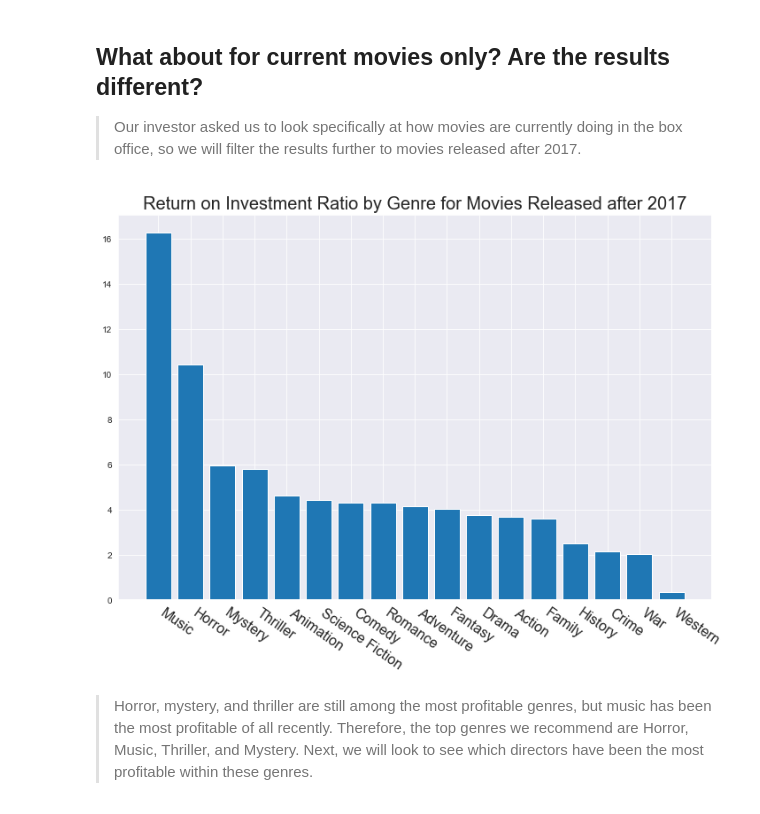
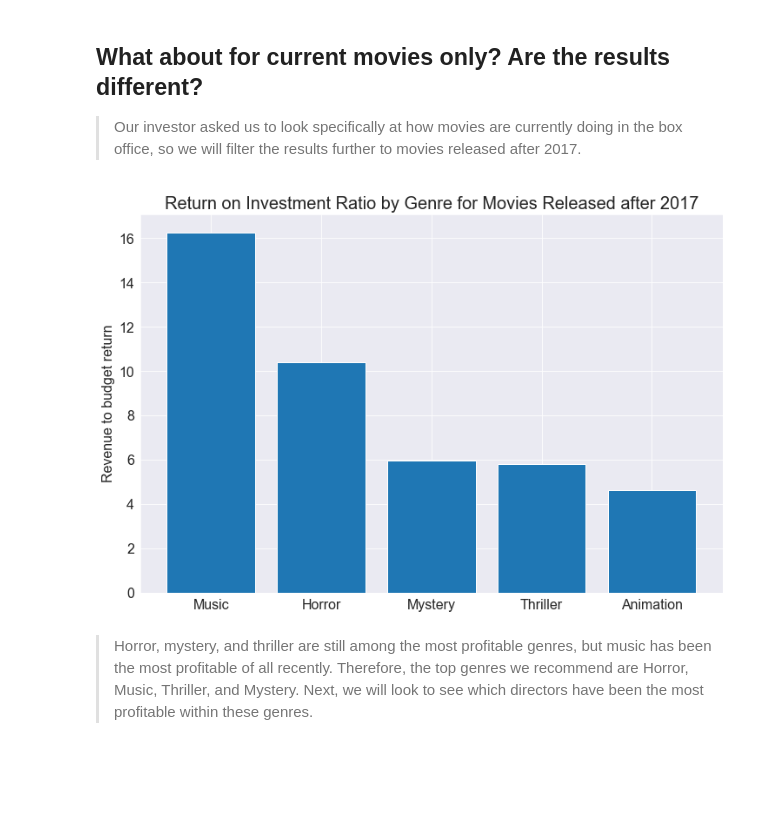
Before and after one commit to xuqc01/Movie-Data-Analysis, a Jupyter notebook: movie-data-analysis.ipynb, the cells around one changed output. Cells and saved outputs as stored; diff of their text form; code cells hidden in the pictures; blank space fills up the shorter version.

```diff
--- a/movie-data-analysis.ipynb
+++ b/movie-data-analysis.ipynb
@@ -438,34 +440,36 @@ ax.set_xticklabels(genres_and_rois.index, rotation=-30, fontsize=label_size, ha=
 # %%
 #repeating the same steps as above, but for new movies only
 
 new_movies = movies.loc[movies['year']>2017]
 new_movies.reset_index(inplace=True)
 
 new_genre_rois = {}
 for row in new_movies.index:
     g_ids = new_movies.iloc[row]['genre_ids']
     rtb = new_movies.iloc[row]['revenue_to_budget']
     for g in g_ids:
         if g in new_genre_rois.keys():
             new_genre_rois[g]=np.append(new_genre_rois[g], rtb)
         else:
             new_genre_rois[g]=np.array([rtb])
 
 new_genre_rois_average = {}
 for g in new_genre_rois.keys():
     new_genre_rois_average[g] = new_genre_rois[g].mean()
 
 assert(stats.f_oneway(*new_genre_rois.values())[1]<0.05)
 
 new_movies_genres_and_rois = pd.DataFrame(index=new_genre_rois_average.keys(), data=new_genre_rois_average.values(), columns={'Return on Investment'})
 new_movies_genres_and_rois.sort_values(by='Return on Investment', ascending=False, inplace=True)
 
 fig, ax = plt.subplots(figsize=(12,8))
-ax.bar(new_movies_genres_and_rois.index, new_movies_genres_and_rois['Return on Investment'])
+ax.bar(new_movies_genres_and_rois.index[0:5], new_movies_genres_and_rois['Return on Investment'][0:5])
 ax.set_title('Return on Investment Ratio by Genre for Movies Released after 2017', fontsize=title_size)
-ax.set_xticklabels(new_movies_genres_and_rois.index, rotation=-35, ha='left', fontsize=label_size);
+ax.set_ylabel('Revenue to budget return', fontsize=label_size)
+ax.set_xticklabels(new_movies_genres_and_rois.index, ha='center', fontsize=label_size);
+ax.set_yticklabels(np.arange(0,18,2), size=label_size);
 # %% [output]
-[figure, old version]
+[figure, new version]
 # %% [markdown]
 > Horror, mystery, and thriller are still among the most profitable genres, but music has been the most profitable of all recently. Therefore, the top genres we recommend are Horror, Music, Thriller, and Mystery. Next, we will look to see which directors have been the most profitable within these genres.
 # %% [markdown]
```
Also changed, not shown: parts of 7 cells of this notebook.
